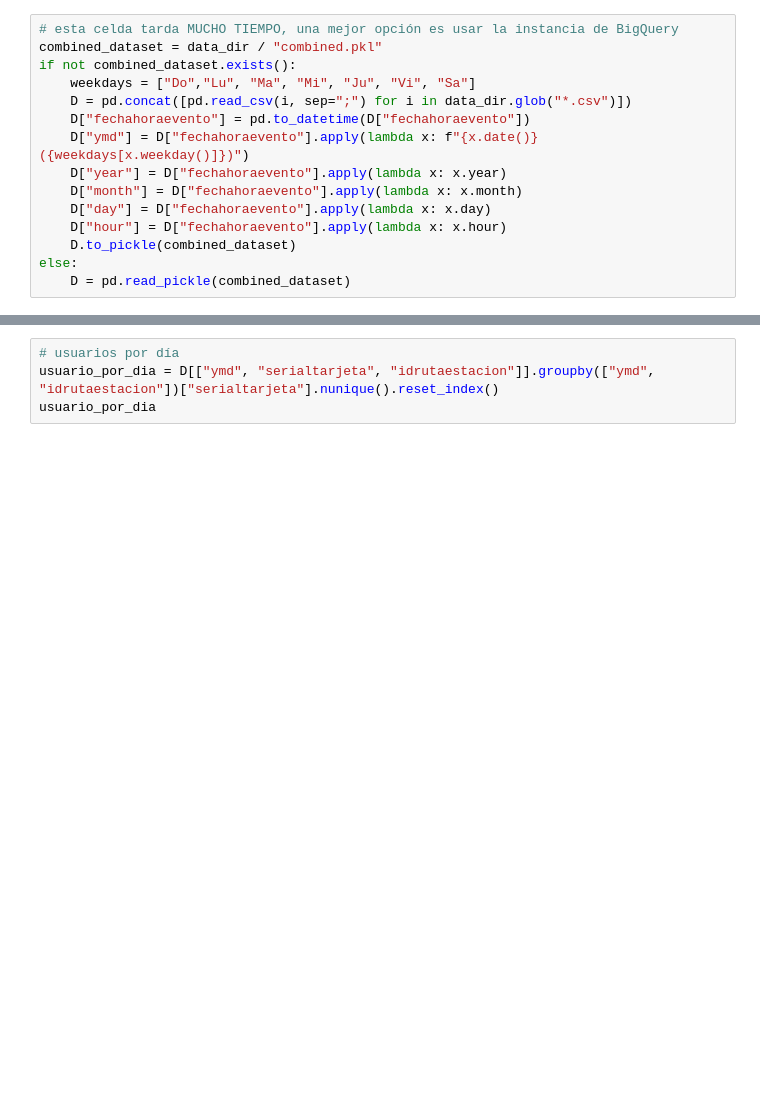
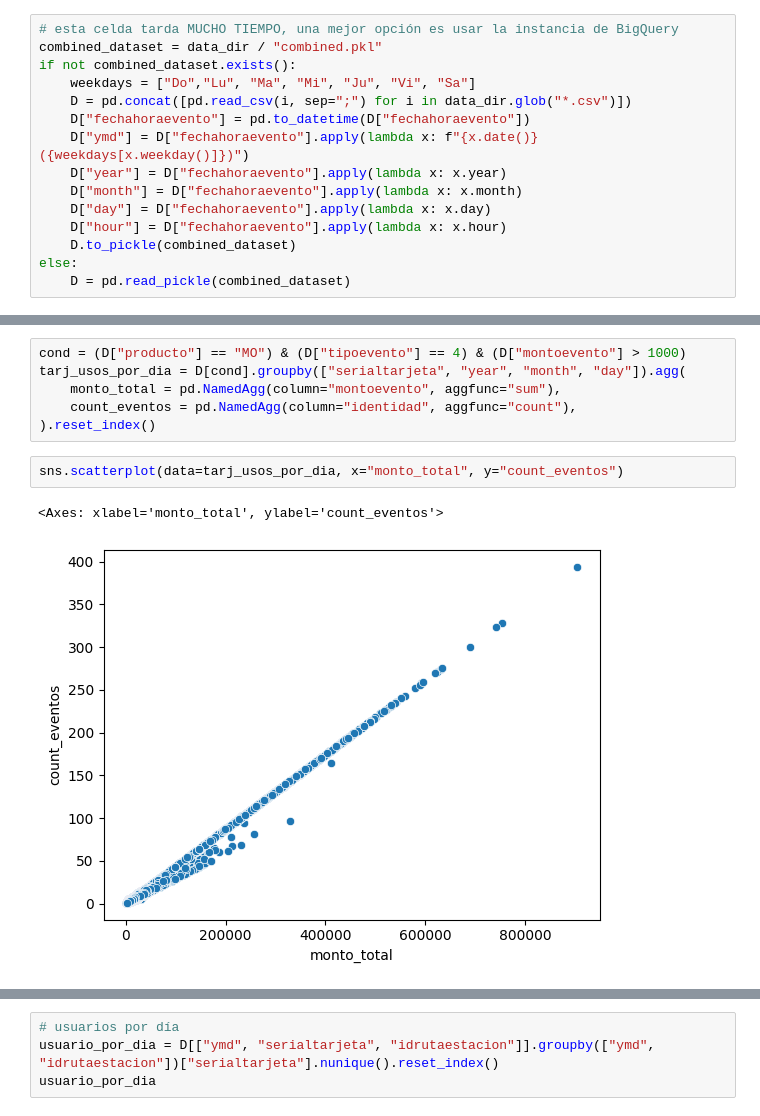
Before and after one commit to torresmateo/opama, a Jupyter notebook: explore.ipynb, the cells around one changed output, grey strips where cells are left out. Drawn from its saved outputs; the diff is of its cells as text; blank space fills up the shorter version.

```diff
--- a/explore.ipynb
+++ b/explore.ipynb
@@ -25,0 +34,11 @@ else:
+# %%
+cond = (D["producto"] == "MO") & (D["tipoevento"] == 4) & (D["montoevento"] > 1000)
+tarj_usos_por_dia = D[cond].groupby(["serialtarjeta", "year", "month", "day"]).agg(
+    monto_total = pd.NamedAgg(column="montoevento", aggfunc="sum"),
+    count_eventos = pd.NamedAgg(column="identidad", aggfunc="count"),
+).reset_index()
+# %%
+sns.scatterplot(data=tarj_usos_por_dia, x="monto_total", y="count_eventos")
+# %% [output]
+<Axes: xlabel='monto_total', ylabel='count_eventos'>
+[figure, added]
```
Also changed, not shown: parts of 13 cells of this notebook, 2 other files.
